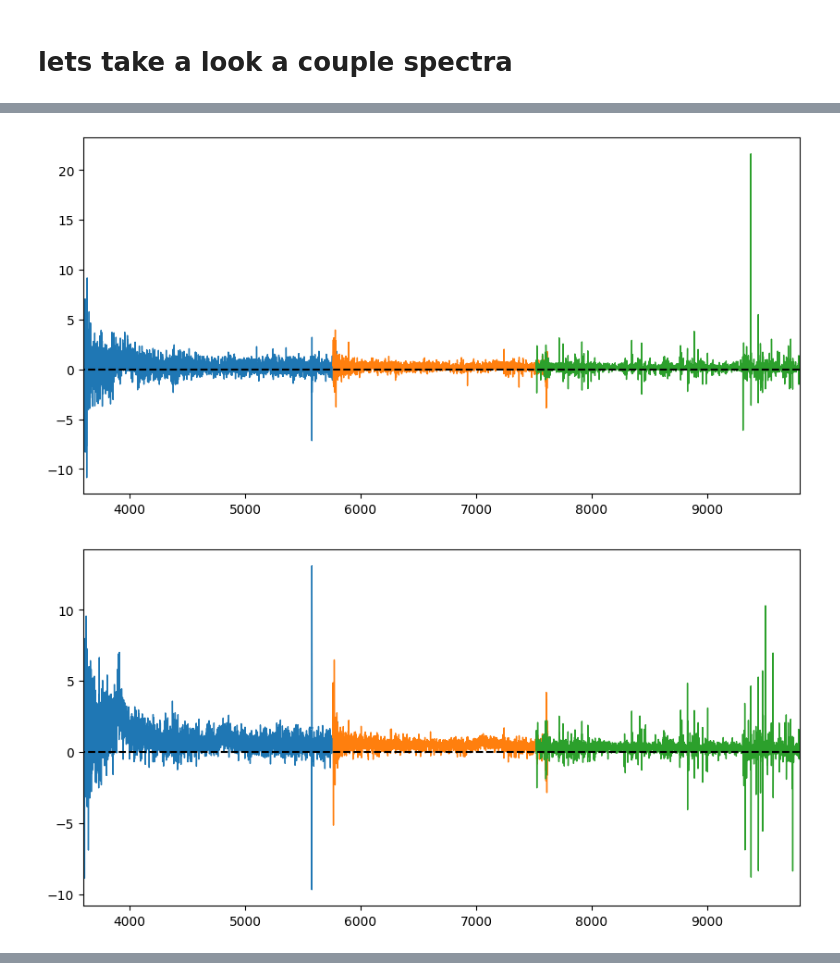
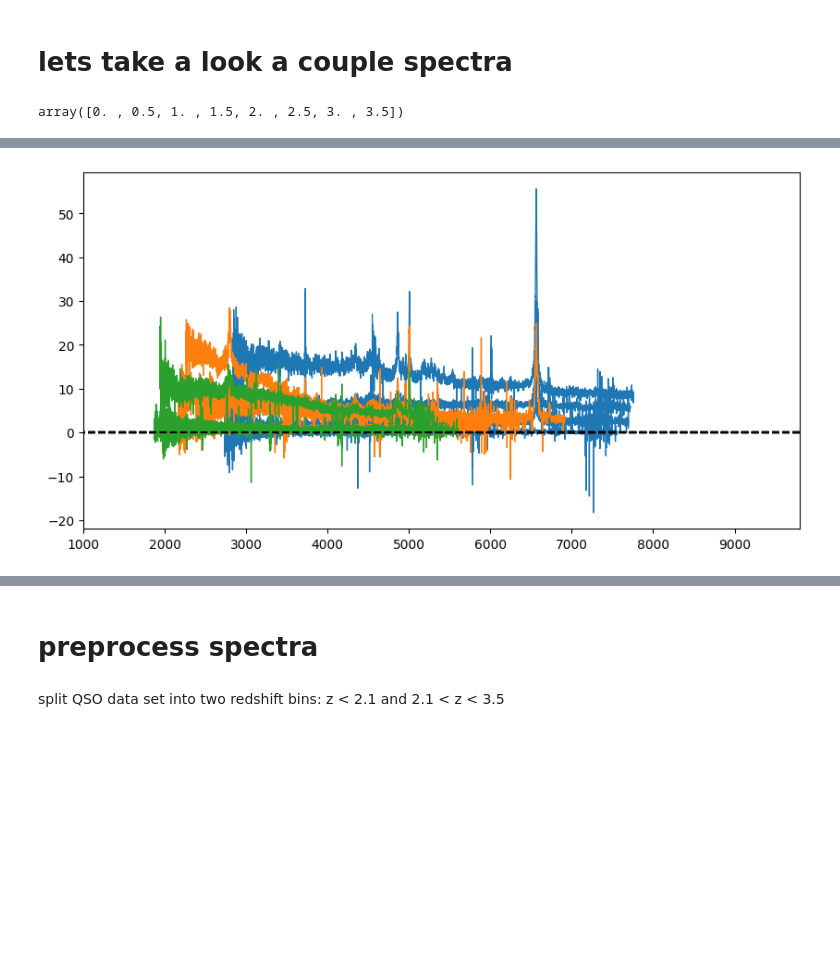
Before and after one commit to changhoonhahn/spender, a Jupyter notebook: bin/qso.ipynb, the cells around one changed output, grey strips where cells are left out. Drawn from its saved outputs; the diff is of its cells as text; code cells hidden in the pictures; blank space fills up the shorter version.

```diff
--- a/bin/qso.ipynb
+++ b/bin/qso.ipynb
@@ -40,25 +40,34 @@ plt.xlim(0., 4.)
 [figure]
 # %% [markdown]
 # lets take a look a couple spectra
+# %%
+np.linspace(0., 3.5, 8)
+# %% [output]
+array([0. , 0.5, 1. , 1.5, 2. , 2.5, 3. , 3.5])
 # %%
 spec_dir = '/global/cfs/projectdirs/desi/spectro/redux/iron/healpix/'
-for igal in range(10):
-    fspec = os.path.join(spec_dir, qsos['SURVEY'][igal], qsos['PROGRAM'][igal],
-                         str(qsos['HPXPIXEL'][igal])[:-2], str(qsos['HPXPIXEL'][igal]),
-                         'coadd-%s-%s-%i.fits' % (qsos['SURVEY'][igal], qsos['PROGRAM'][igal], qsos['HPXPIXEL'][igal]))
-    hdulist = fits.open(fspec)
-    survey = hdulist[0].header['SURVEY'].upper()
-    meta = Table.read(fspec) # meta data
-    target_id = hdulist[1].data['TARGETID'] # unique target ID
 
-    is_gal = (target_id == qsos['TARGETID'][igal])
-    assert np.sum(is_gal) == 1
-    fig = plt.figure(figsize=(10,5))
-    sub = fig.add_subplot(111)
-    sub.plot(hdulist[3].data, hdulist[4].data[is_gal][0], lw=1)
-    sub.plot(hdulist[8].data, hdulist[9].data[is_gal][0], lw=1)
-    sub.plot(hdulist[13].data, hdulist[14].data[is_gal][0], lw=1)
-    sub.plot([0., 1e4], [0., 0.], ls='--', c='k')
-    sub.set_xlim(3.6e3, 9.8e3)
-    plt.show()
+fig = plt.figure(figsize=(10,5))
+sub = fig.add_subplot(111)
+for ii, zlow, zhigh in zip(np.arange(3), np.linspace(0., 1., 4)[:-1], np.linspace(0., 1., 4)[1:]):
+    zbin = (qsos['Z'] > zlow) & (qsos['Z'] < zhigh)
+
+    for igal in np.random.choice(np.arange(len(qsos))[zbin], size=5):
+        fspec = os.path.join(spec_dir, qsos['SURVEY'][igal], qsos['PROGRAM'][igal],
+                             str(qsos['HPXPIXEL'][igal])[:-2], str(qsos['HPXPIXEL'][igal]),
+                             'coadd-%s-%s-%i.fits' % (qsos['SURVEY'][igal], qsos['PROGRAM'][igal], qsos['HPXPIXEL'][igal]))
+        hdulist = fits.open(fspec)
+        survey = hdulist[0].header['SURVEY'].upper()
+        meta = Table.read(fspec) # meta data
+        target_id = hdulist[1].data['TARGETID'] # unique target ID
+
+        is_gal = (target_id == qsos['TARGETID'][igal])
+        assert np.sum(is_gal) == 1
+
+        sub.plot(hdulist[3].data/(1+qsos['Z'][igal]), hdulist[4].data[is_gal][0], lw=1, c='C%i' % ii)
+        sub.plot(hdulist[8].data/(1+qsos['Z'][igal]), hdulist[9].data[is_gal][0], lw=1, c='C%i' % ii)
+        sub.plot(hdulist[13].data/(1+qsos['Z'][igal]), hdulist[14].data[is_gal][0], lw=1, c='C%i' % ii)
+        sub.plot([0., 1e4], [0., 0.], ls='--', c='k')
+sub.set_xlim(1e3, 9.8e3)
+plt.show()
 # %% [output]
@@ -66,2 +74 @@ WARNING: hdu= was not specified but multiple tables are present, reading in firs
-[figure, old version]
+[figure, new version]
-[figure, removed]
@@ -76,3 +101,5 @@ WARNING: hdu= was not specified but multiple tables are present, reading in firs
+# %% [markdown]
+# preprocess spectra
 # %%
 from spender.data import desi_qso
 # %%
@@ -227 +263,3 @@ def prepare_spectra(hpix):
     return spec[keep], w[keep], z[keep], target_id[keep],  norm[keep], zerr[keep]
+# %% [markdown]
+split QSO data set into two redshift bins: z < 2.1 and 2.1 < z < 3.5
```
Also changed, not shown: parts of 7 cells of this notebook.
